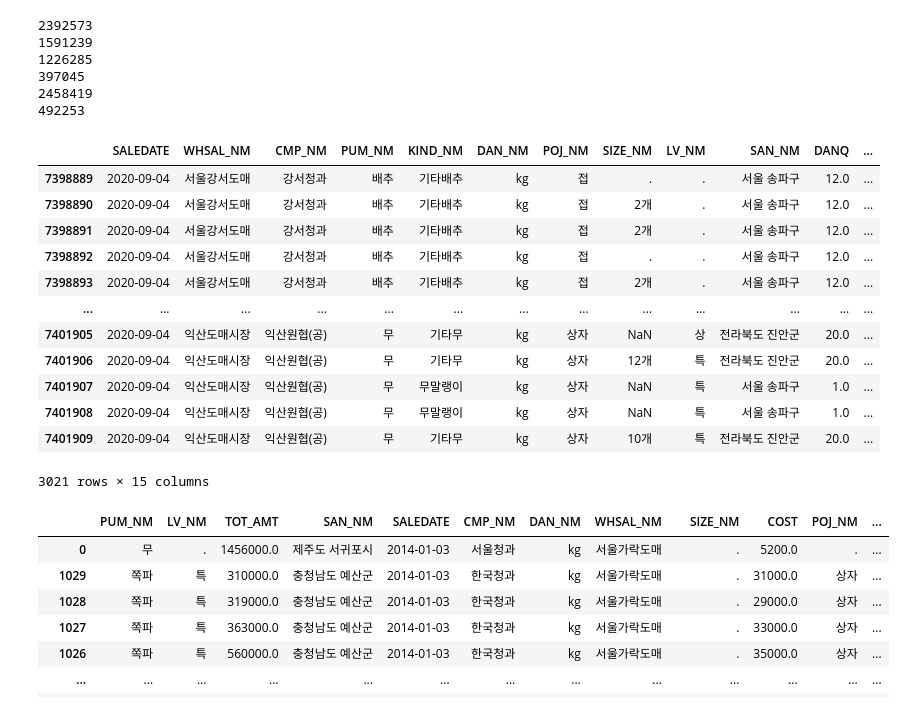
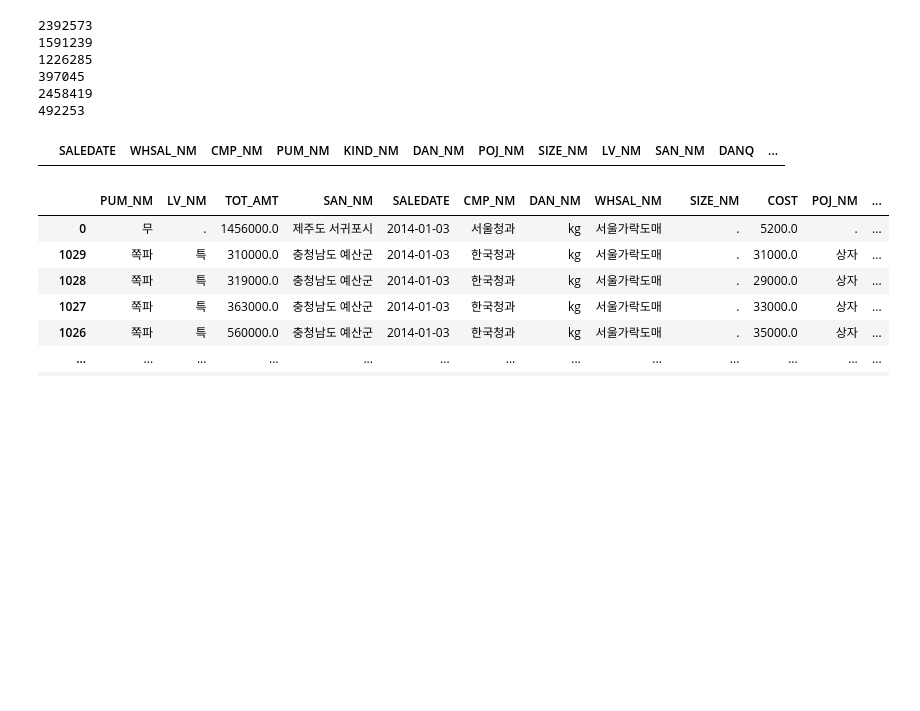
Before and after one commit to bub3690/stat_bigdata2021, a Jupyter notebook: scrap/dome_all_data.ipynb, the cells around one changed output. Cells and saved outputs as stored; diff of their text form; code cells hidden in the pictures; blank space fills up the shorter version.

```diff
--- a/scrap/dome_all_data.ipynb
+++ b/scrap/dome_all_data.ipynb
@@ -139,21 +141,9 @@ for ve in vege:
 2458419
 492253
 # %%
-new_df[new_df['SALEDATE']=="2020-09-04"]
+new_df[new_df['SALEDATE']=="2020-09-30"]
 # %% [output]
 |  | SALEDATE | WHSAL_NM | CMP_NM | PUM_NM | KIND_NM | DAN_NM | POJ_NM | SIZE_NM | LV_NM | SAN_NM | DANQ | ... |
-| 7398889 | 2020-09-04 | 서울강서도매 | 강서청과 | 배추 | 기타배추 | kg | 접 | . | . | 서울 송파구 | 12.0 | ... |
-| 7398890 | 2020-09-04 | 서울강서도매 | 강서청과 | 배추 | 기타배추 | kg | 접 | 2개 | . | 서울 송파구 | 12.0 | ... |
-| 7398891 | 2020-09-04 | 서울강서도매 | 강서청과 | 배추 | 기타배추 | kg | 접 | 2개 | . | 서울 송파구 | 12.0 | ... |
-| 7398892 | 2020-09-04 | 서울강서도매 | 강서청과 | 배추 | 기타배추 | kg | 접 | . | . | 서울 송파구 | 12.0 | ... |
-| 7398893 | 2020-09-04 | 서울강서도매 | 강서청과 | 배추 | 기타배추 | kg | 접 | 2개 | . | 서울 송파구 | 12.0 | ... |
-| ... | ... | ... | ... | ... | ... | ... | ... | ... | ... | ... | ... | ... |
-| 7401905 | 2020-09-04 | 익산도매시장 | 익산원협(공) | 무 | 기타무 | kg | 상자 | NaN | 상 | 전라북도 진안군 | 20.0 | ... |
-| 7401906 | 2020-09-04 | 익산도매시장 | 익산원협(공) | 무 | 기타무 | kg | 상자 | 12개 | 특 | 전라북도 진안군 | 20.0 | ... |
-| 7401907 | 2020-09-04 | 익산도매시장 | 익산원협(공) | 무 | 무말랭이 | kg | 상자 | NaN | 특 | 서울 송파구 | 1.0 | ... |
-| 7401908 | 2020-09-04 | 익산도매시장 | 익산원협(공) | 무 | 무말랭이 | kg | 상자 | NaN | 특 | 서울 송파구 | 1.0 | ... |
-| 7401909 | 2020-09-04 | 익산도매시장 | 익산원협(공) | 무 | 기타무 | kg | 상자 | 10개 | 특 | 전라북도 진안군 | 20.0 | ... |
-3021 rows × 15 columns
 # %%
 new_df2['SALEDATE'] = pd.to_datetime(new_df2['SALEDATE'], format='%Y%m%d')
 new_df2.sort_values(by='SALEDATE')
```
Also changed, not shown: parts of 2 cells of this notebook, 1 other file.
